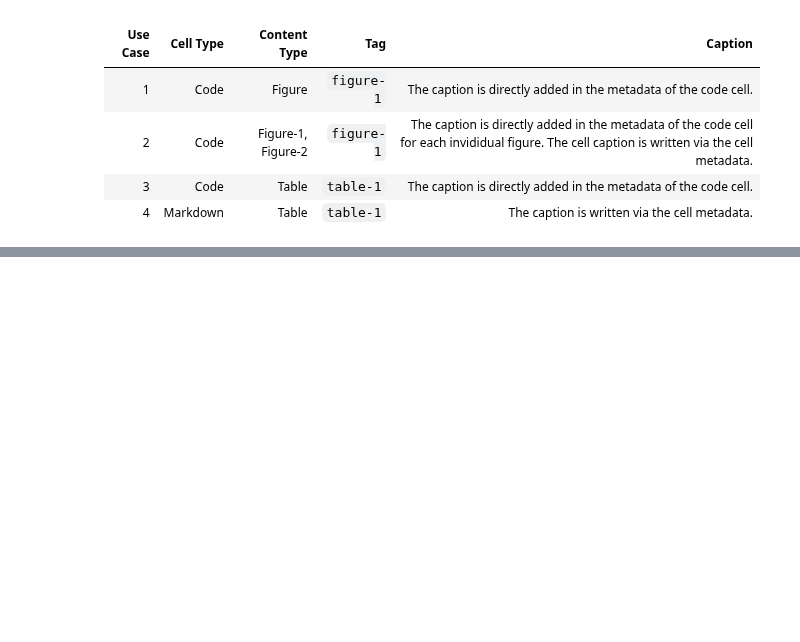
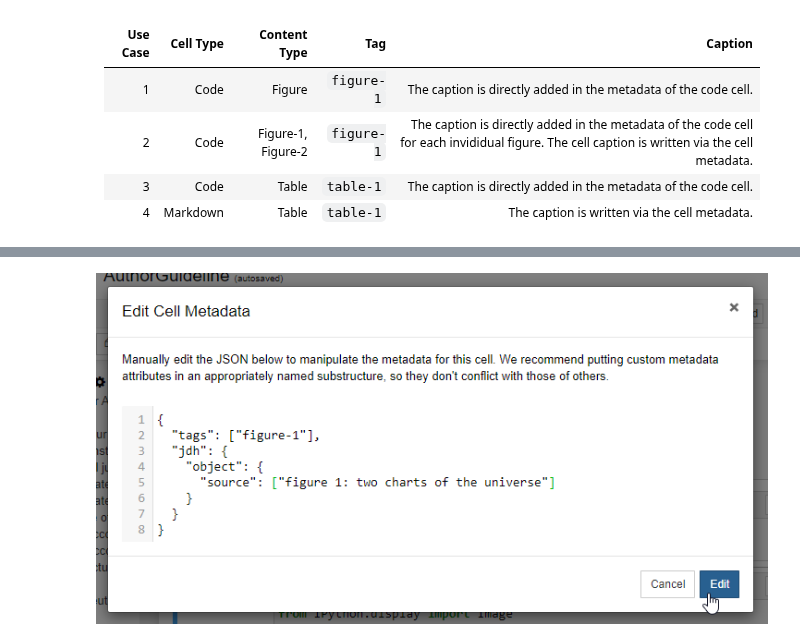
Before and after one commit to C2DH/jdh-notebook, a Jupyter notebook: examples/Author_Guideline/Author_Guideline_1.ipynb, the cells around one changed output, grey strips where cells are left out. Cells and saved outputs as stored; diff of their text form; code cells hidden in the pictures; blank space fills up the shorter version.

```diff
--- a/examples/Author_Guideline/Author_Guideline_1.ipynb
+++ b/examples/Author_Guideline/Author_Guideline_1.ipynb
@@ -290,0 +320,16 @@ In order to add a caption (title and copyright), we use **metadata** which will
+# %%
+from IPython.display import Image
+metadata={
+    "jdh": {
+        "module": "object",
+        "object": {
+            "type":"image",
+            "source": [
+                "figure 10: Write one cell caption for the figure(s)"
+            ]
+        }
+    }
+}
+display(Image("media/screenshot_edit_cell_metadata.png"), metadata=metadata)
+# %% [output]
+[figure, added]
```
Also changed, not shown: parts of 21 cells of this notebook, 5 other files.
